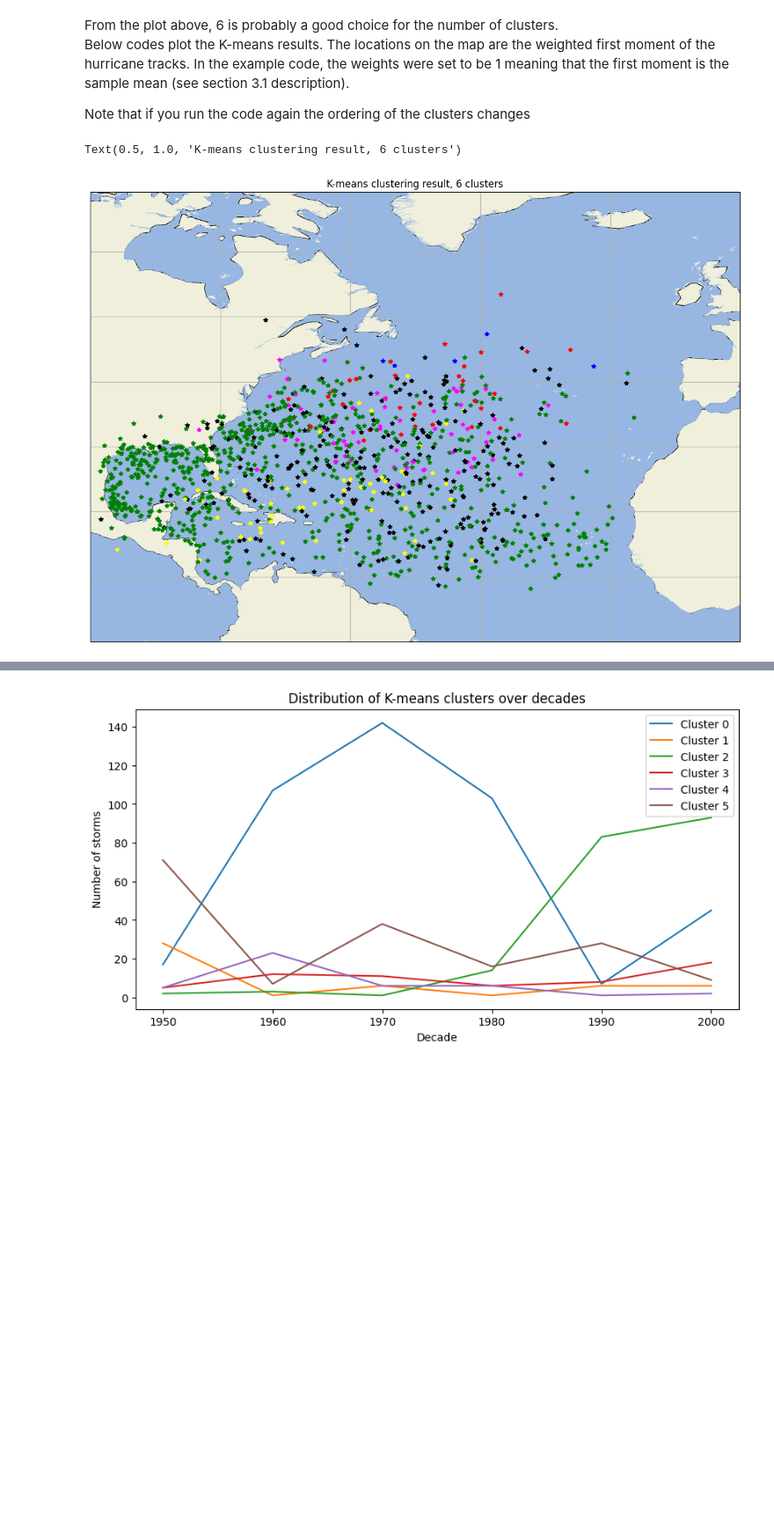
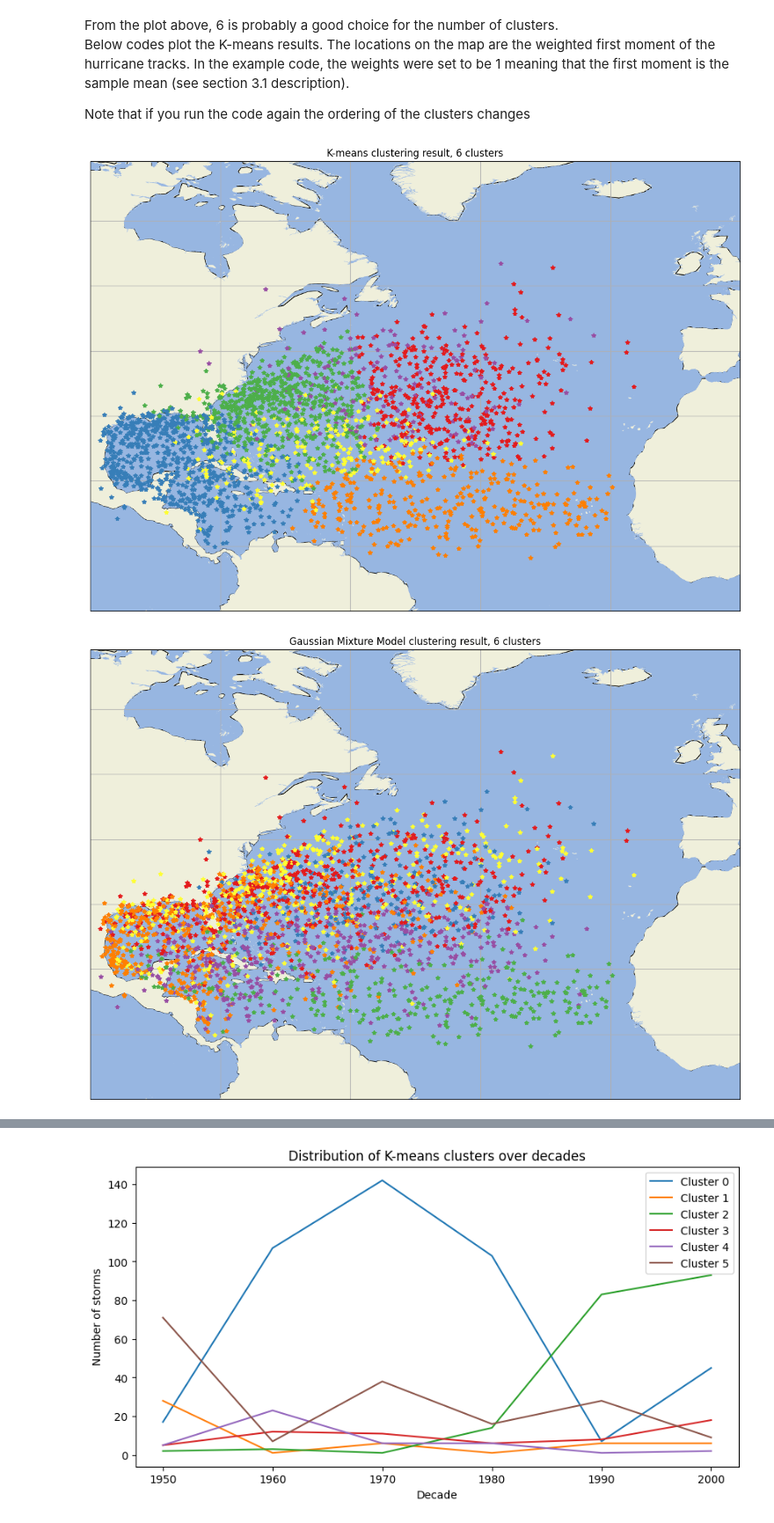
Before and after one commit to JuanPalaciosGodoy/climate-prediction-with-ml-team-1, a Jupyter notebook: Project-StarterCodes/Project1-EDAV/lib/Project1_Starter.ipynb, the cells around one changed output, grey strips where cells are left out. Shown at 88% size. Saved outputs shown, nothing was run; the diff lists cells and outputs as text; code cells hidden in the pictures; blank space fills up the shorter version.

```diff
--- a/Project-StarterCodes/Project1-EDAV/lib/Project1_Starter.ipynb
+++ b/Project-StarterCodes/Project1-EDAV/lib/Project1_Starter.ipynb
@@ -589,0 +656,27 @@ tks = tks_year_filtered
+# %%
+from func_tools.helper_functions import storms_kmeans, not_nan_mask
+from func_tools.helper_functions import storms_dbscan, normalize, standardize
+
+
+def get_values(storms) -> list:
+    mask = not_nan_mask(storms=storms)
+    values = np.array(
+        [
+            storms.lon_mean.values[mask],
+            storms.lat_mean.values[mask],
+            storms.lon_std.values[mask],
+            storms.lat_std.values[mask],
+            storms.lon_lat_cov.values[mask],
+            storms.pdi.values[mask],
+        ]
+    ).T
+    return normalize(variables=values)
+
+
+__CLUSTERS__ = 6
+storms_km = storms_kmeans(storms=storms, k_clusters=__CLUSTERS__, get_variables=get_values)
+# %%
+from func_tools.helper_functions import storms_gmm
+storms_gmm = storms_gmm(storms=storms, n_clusters=__CLUSTERS__, get_variables=get_values)
+# %%
+storms_db = storms_dbscan(storms=storms, min_samples=35, eps=0.032, get_variables=get_values)
@@ -621,16 +708,24 @@ From the plot above, 6 is probably a good choice for the number of clusters.\
 Below codes plot the K-means results. The locations on the map are the weighted first moment of the hurricane tracks. In the example code, the weights were set to be 1 meaning that the first moment is the sample mean (see section 3.1 description).
 
 Note that if you run the code again the ordering of the clusters changes
-# %%
-km = k_means(moment_lst, n_clusters=6)
-# print(km[0])
-
-colors = ['black', 'red', 'blue', 'yellow', 'green', 'magenta']
-labels = km[1]
-ax = map_background()
-for k in range(len(moment_lst)):
-    ax.plot(moment_lst[k][0], moment_lst[k][1], c=colors[labels[k]], marker='*')
-plt.title('K-means clustering result, 6 clusters')
-# %% [output]
-Text(0.5, 1.0, 'K-means clustering result, 6 clusters')
-[figure, removed]
+# %%
+from func_tools.plotting_functions import plot_centroids
+
+plot_centroids(
+    storms=storms_km,
+    title_name=f"K-means clustering result, {__CLUSTERS__} clusters",
+    cmap_name="Set1",
+)
+plot_centroids(
+    storms=storms_gmm,
+    title_name=f"Gaussian Mixture Model clustering result, {__CLUSTERS__} clusters",
+    cmap_name="Set1",
+)
+plot_centroids(
+    storms=storms_db,
+    title_name=f"DBSCAN clustering result",
+    cmap_name="Set1",
+)
+# %% [output]
+[figure, added]
+[figure, added]
```
Also changed, not shown: parts of 15 cells of this notebook, 2 other files.
